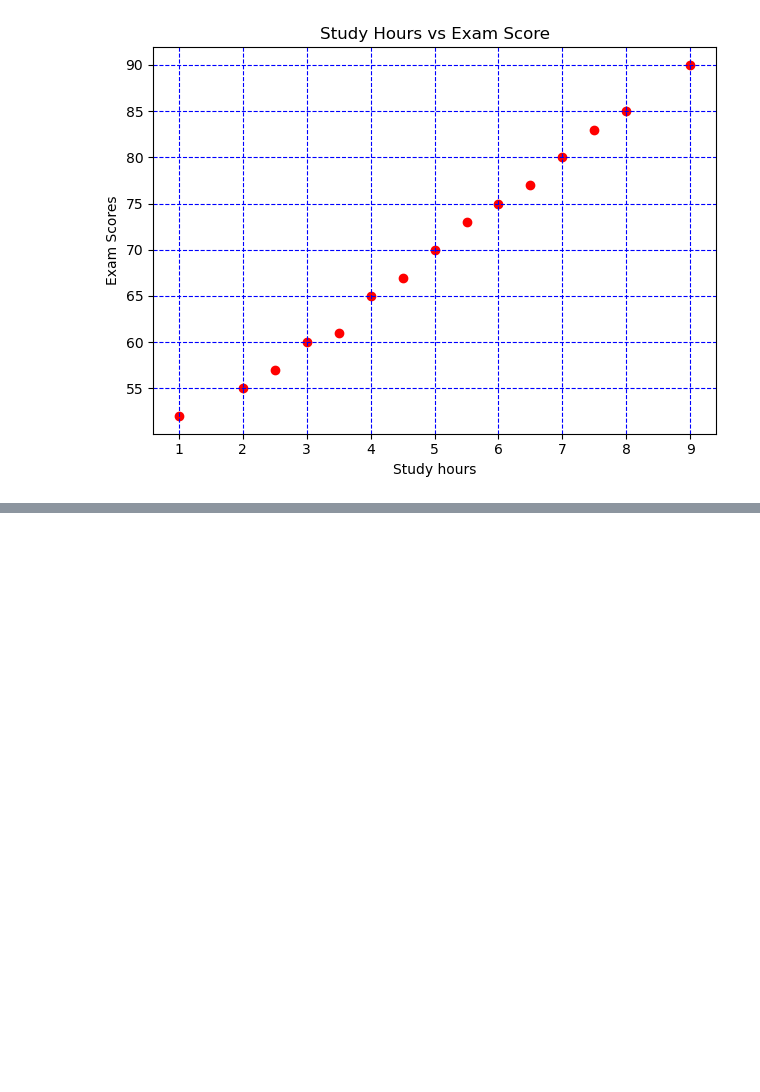
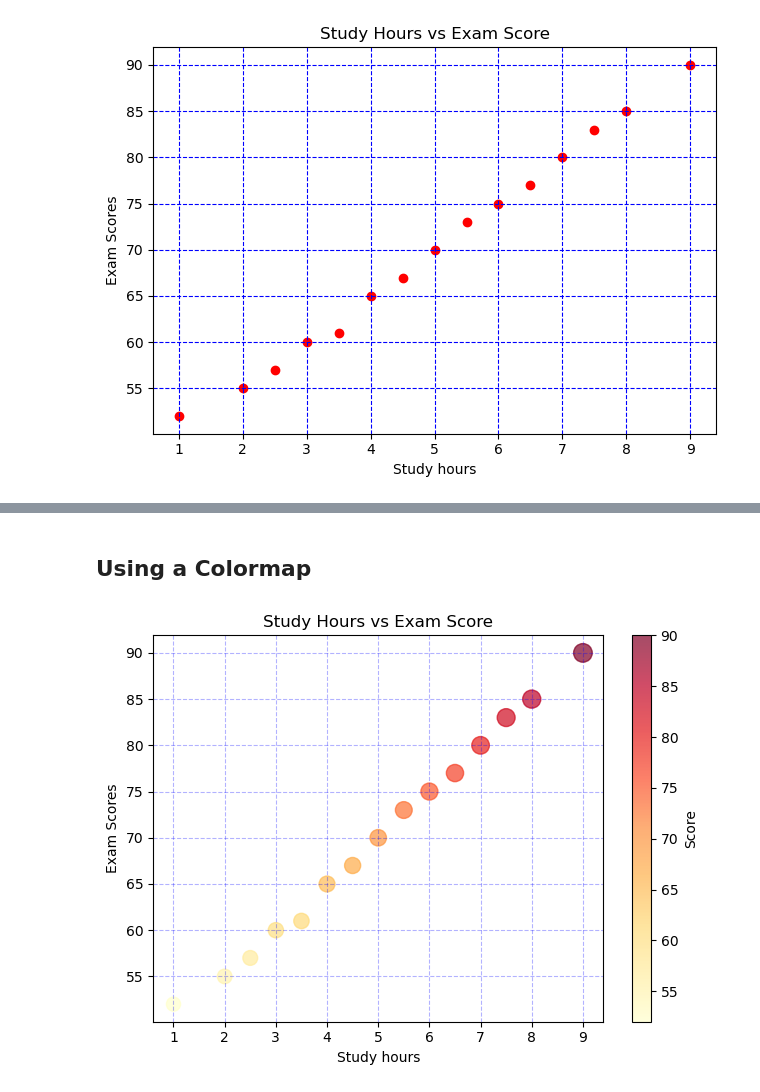
Before and after one commit to IndoKris/Data-Science, a Jupyter notebook: Matplotlib/Scatter Plot.ipynb, the cells around one changed output, grey strips where cells are left out. Cells and saved outputs as stored; diff of their text form; code cells hidden in the pictures; blank space fills up the shorter version.

```diff
--- a/Matplotlib/Scatter Plot.ipynb
+++ b/Matplotlib/Scatter Plot.ipynb
@@ -31,0 +54,27 @@ plt.show()
+# %% [markdown]
+## Using a Colormap
+# %%
+
+#imports
+import matplotlib.pyplot as plt
+import numpy as np
+#data
+# Hours studied by each student
+hours_studied = [1, 2, 2.5, 3, 3.5, 4, 4.5, 5, 5.5, 6, 6.5, 7, 7.5, 8, 9]
+
+# Corresponding exam scores
+exam_scores = [52, 55, 57, 60, 61, 65, 67, 70, 73, 75, 77, 80, 83, 85, 90]
+
+sizes = [score * 2 for score in exam_scores]
+# colors = ['red' if score < 60 else 'green' for score in exam_scores]
+normalized_colors  = np.array(exam_scores)
+plt.scatter(hours_studied,exam_scores, c=normalized_colors, s=sizes ,cmap='YlOrRd', alpha = 0.7)
+plt.colorbar(label='Score')
+plt.title('Study Hours vs Exam Score')
+plt.xlabel('Study hours')
+plt.ylabel('Exam Scores')
+plt.grid(True,linestyle='--',color='blue',alpha = 0.3)
+plt.tight_layout()
+plt.show()
+# %% [output]
+[figure, added]
```
Also changed, not shown: parts of 3 cells of this notebook.
